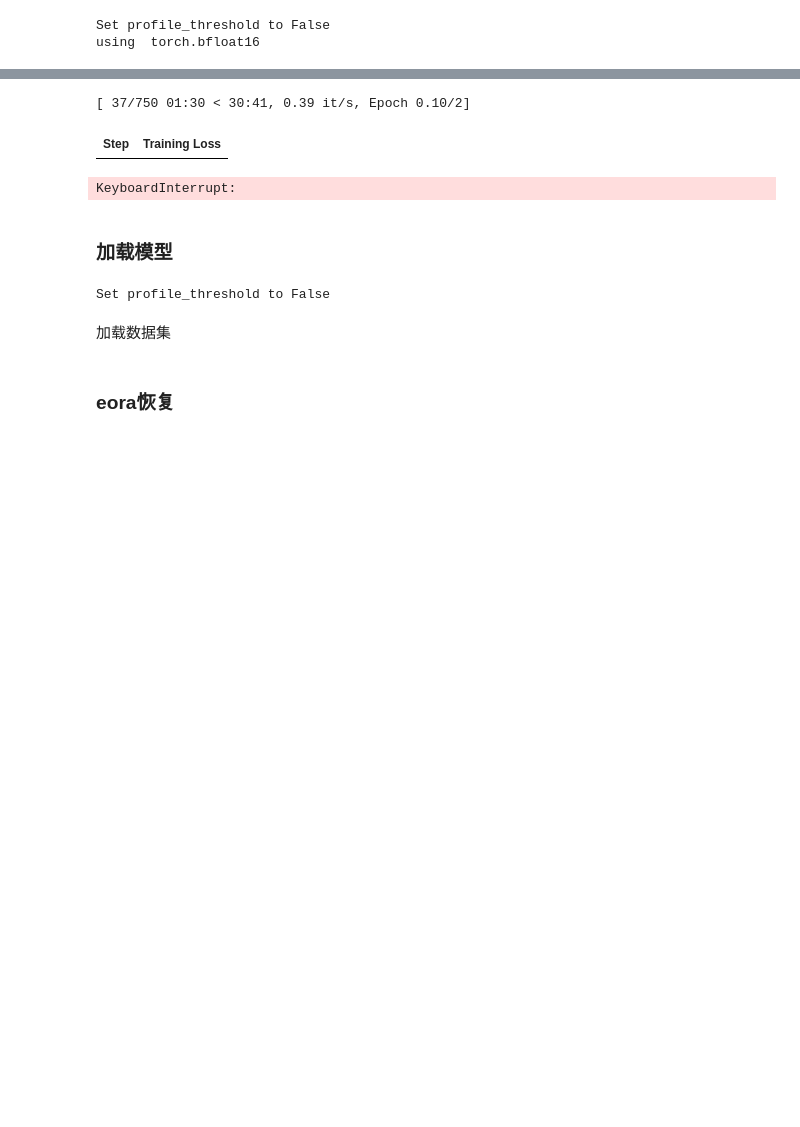
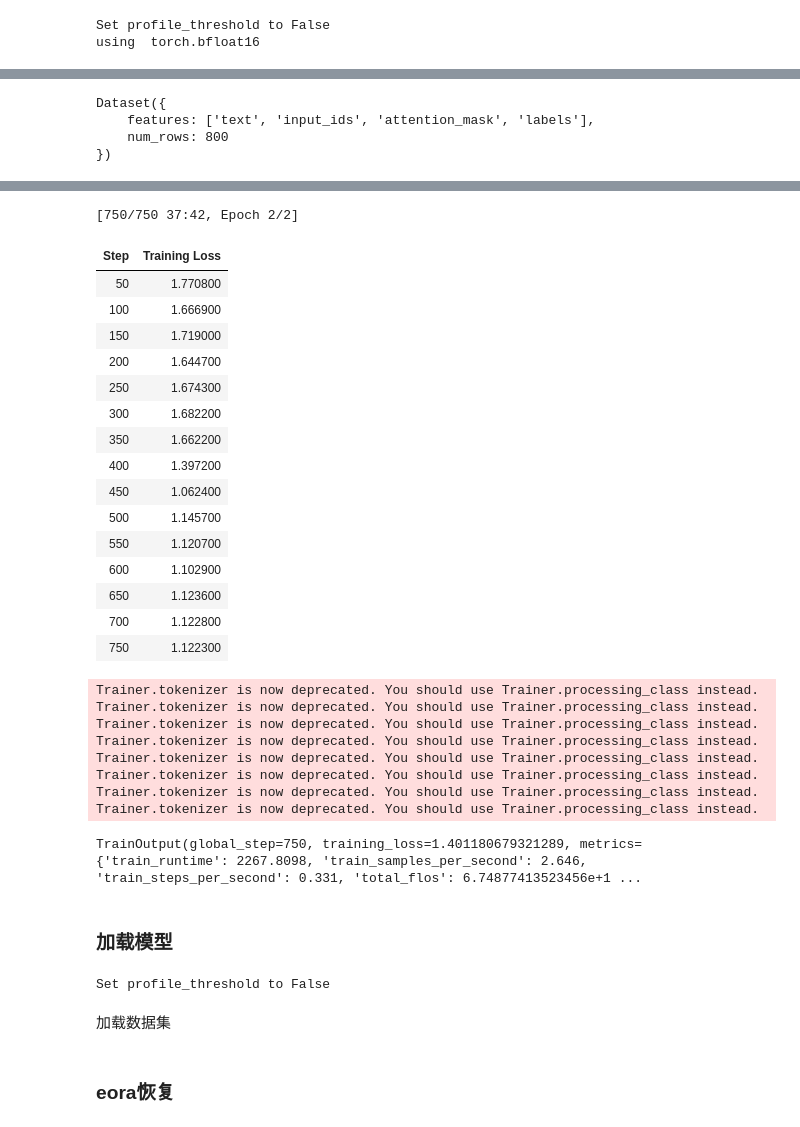
Before and after one commit to zju-stu-lizheng/On-the-Fly_MoE, a Jupyter notebook: quantize/recover.ipynb, the cells around one changed output, grey strips where cells are left out. Drawn from its saved outputs; the diff is of its cells as text; code cells hidden in the pictures; blank space fills up the shorter version.

Commit message:
[quantize][train] v2

```diff
--- a/quantize/recover.ipynb
+++ b/quantize/recover.ipynb
@@ -106,3 +107,30 @@ Repo card metadata block was not found. Setting CardData to empty.
+# %%
+test_num = 0.1
+seed = 42
+
+combined_text = openmath_text + fineweb_text
+combined_dataset = Dataset.from_dict({"text": combined_text})
+combined_train = combined_dataset.train_test_split(test_size=test_num, seed=seed)
+train_data = combined_train['train']
+test_data = combined_train['test']
+
+new_train_data = train_data.map(
+    functools.partial(
+    preprocess_data,
+    tokenizer=tokenizer
+), batched=True)
+new_test_data = test_data.map(
+    functools.partial(
+    preprocess_data,
+    tokenizer=tokenizer
+), batched=True)
+new_train_data.shuffle(seed)
+new_test_data.shuffle(seed)
+# %% [output]
+Dataset({
+    features: ['text', 'input_ids', 'attention_mask', 'labels'],
+    num_rows: 800
+})
 # %%
 from hqq.core.peft import PeftUtils
 from transformers import AutoTokenizer, BitsAndBytesConfig, AdamW
@@ -134,11 +162,11 @@ class CustomTrainer(transformers.Trainer):
         if self.tokenizer is not None:
             self.tokenizer.save_pretrained(output_dir)
 
-model_save_path='./saved/training/less'
-learning_rate = 0.005
+model_save_path='./saved/training/less2'
+learning_rate = 1e-4
 micro_batch_size=8
 epochs=2
-save_steps = 50
+save_steps = 100
 save_total_limit = 6
 sample_num = len(new_train_data)
 optimizer=AdamW(filter(lambda p : p.requires_grad, llm.parameters()),lr=learning_rate)
@@ -156,13 +184,15 @@ args = TrainingArguments(
     gradient_accumulation_steps=1,
     gradient_checkpointing=False,   ### 先设置成False
     group_by_length=False,
-    logging_steps=100,
-    eval_steps=100,
+    logging_steps=50,
+    eval_steps=50,
     save_strategy="steps",
     save_only_model=True,
     save_steps=save_steps,
     save_total_limit=save_total_limit,
     disable_tqdm=False,
+    report_to='tensorboard',
+    logging_dir='/home/lz/On-the-Fly_MoE_Inference/quantize/saved/logs/'
 )
 
 trainer = CustomTrainer(
@@ -183,6 +213,29 @@ trainer.train()
-[ 37/750 01:30 < 30:41, 0.39 it/s, Epoch 0.10/2]
+[750/750 37:42, Epoch 2/2]
 | Step | Training Loss |
+| 50 | 1.770800 |
+| 100 | 1.666900 |
+| 150 | 1.719000 |
+| 200 | 1.644700 |
+| 250 | 1.674300 |
+| 300 | 1.682200 |
+| 350 | 1.662200 |
+| 400 | 1.397200 |
+| 450 | 1.062400 |
+| 500 | 1.145700 |
+| 550 | 1.120700 |
+| 600 | 1.102900 |
+| 650 | 1.123600 |
+| 700 | 1.122800 |
+| 750 | 1.122300 |
-KeyboardInterrupt:
+Trainer.tokenizer is now deprecated. You should use Trainer.processing_class instead.
+Trainer.tokenizer is now deprecated. You should use Trainer.processing_class instead.
+Trainer.tokenizer is now deprecated. You should use Trainer.processing_class instead.
+Trainer.tokenizer is now deprecated. You should use Trainer.processing_class instead.
+Trainer.tokenizer is now deprecated. You should use Trainer.processing_class instead.
+Trainer.tokenizer is now deprecated. You should use Trainer.processing_class instead.
+Trainer.tokenizer is now deprecated. You should use Trainer.processing_class instead.
+Trainer.tokenizer is now deprecated. You should use Trainer.processing_class instead.
+TrainOutput(global_step=750, training_loss=1.401180679321289, metrics={'train_runtime': 2267.8098, 'train_samples_per_second': 2.646, 'train_steps_per_second': 0.331, 'total_flos': 6.74877413523456e+1 ...
 # %% [markdown]
 ### 加载模型
 # %%
```
Also changed, not shown: parts of 6 cells of this notebook, 7 other files.
